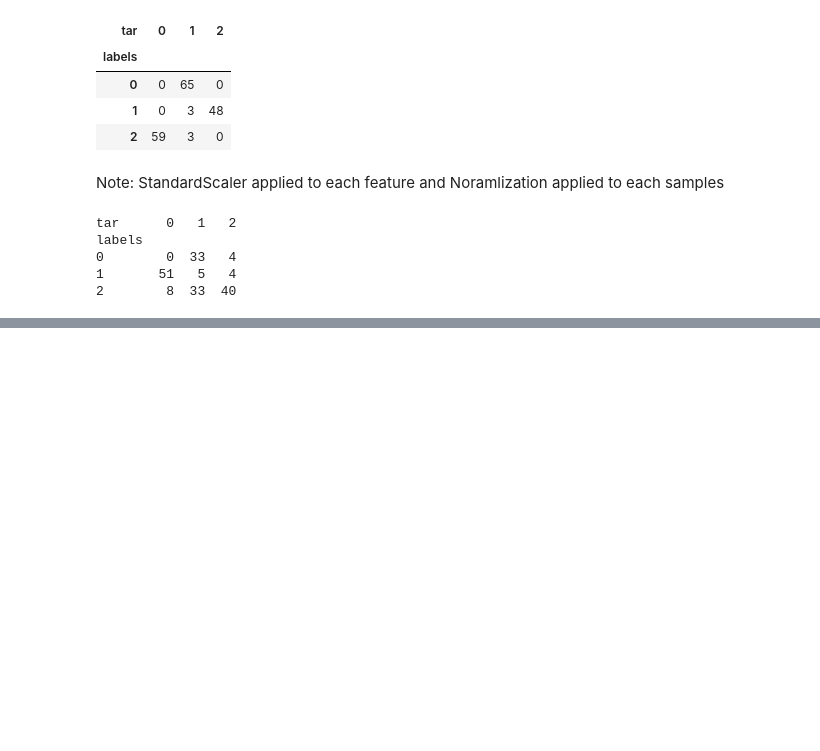
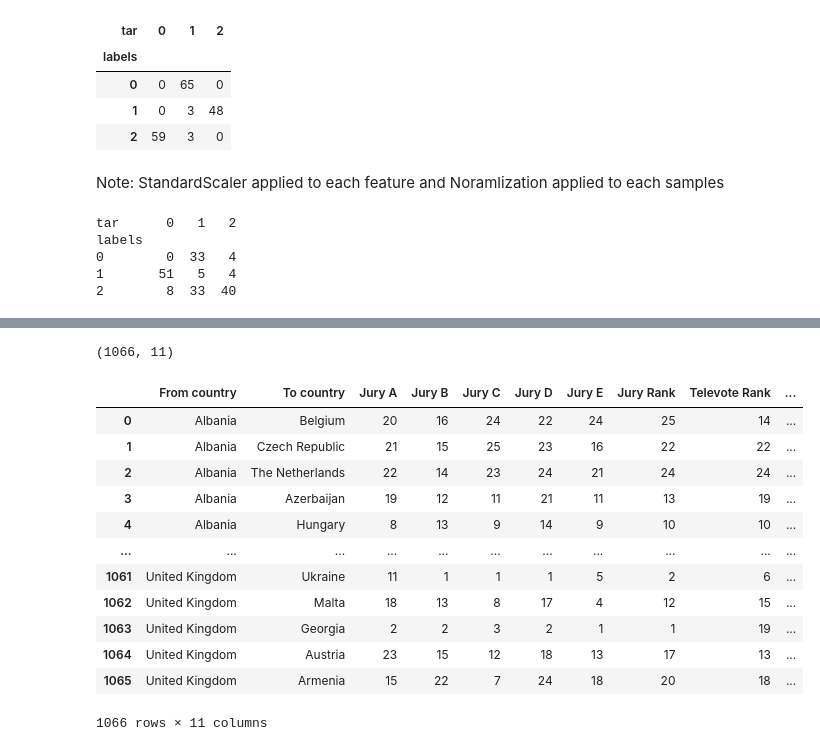
Before and after one commit to AkhilVinayakp/machine_Learning_Algorithms_python, a Jupyter notebook: ml_camp/unsuper.ipynb, the cells around one changed output, grey strips where cells are left out. Saved outputs shown, nothing was run; the diff lists cells and outputs as text; code cells hidden in the pictures; blank space fills up the shorter version.

```diff
--- a/ml_camp/unsuper.ipynb
+++ b/ml_camp/unsuper.ipynb
@@ -183,0 +200,21 @@ labels
+# %%
+df = pd.read_csv('eurovision.csv')
+print(df.shape)
+# %% [output]
+(1066, 11)
+# %%
+df
+# %% [output]
+|  | From country | To country | Jury A | Jury B | Jury C | Jury D | Jury E | Jury Rank | Televote Rank | ... |
+| 0 | Albania | Belgium | 20 | 16 | 24 | 22 | 24 | 25 | 14 | ... |
+| 1 | Albania | Czech Republic | 21 | 15 | 25 | 23 | 16 | 22 | 22 | ... |
+| 2 | Albania | The Netherlands | 22 | 14 | 23 | 24 | 21 | 24 | 24 | ... |
+| 3 | Albania | Azerbaijan | 19 | 12 | 11 | 21 | 11 | 13 | 19 | ... |
+| 4 | Albania | Hungary | 8 | 13 | 9 | 14 | 9 | 10 | 10 | ... |
+| ... | ... | ... | ... | ... | ... | ... | ... | ... | ... | ... |
+| 1061 | United Kingdom | Ukraine | 11 | 1 | 1 | 1 | 5 | 2 | 6 | ... |
+| 1062 | United Kingdom | Malta | 18 | 13 | 8 | 17 | 4 | 12 | 15 | ... |
+| 1063 | United Kingdom | Georgia | 2 | 2 | 3 | 2 | 1 | 1 | 19 | ... |
+| 1064 | United Kingdom | Austria | 23 | 15 | 12 | 18 | 13 | 17 | 13 | ... |
+| 1065 | United Kingdom | Armenia | 15 | 22 | 7 | 24 | 18 | 20 | 18 | ... |
+1066 rows × 11 columns
```
Also changed, not shown: parts of 15 cells of this notebook, 3 other files.
